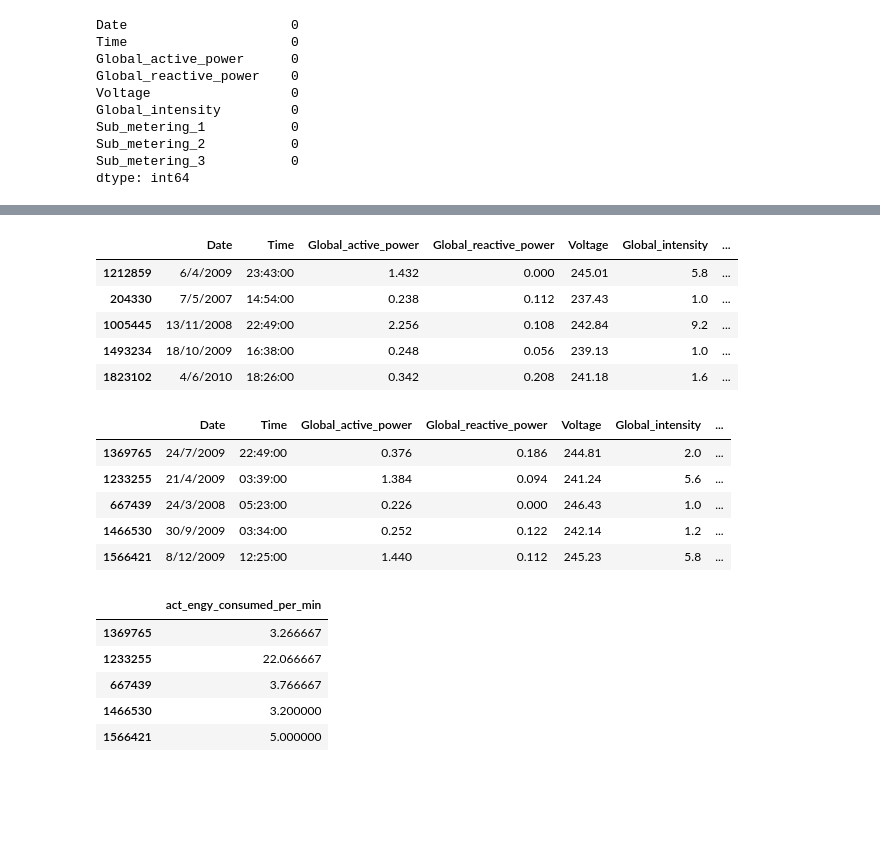
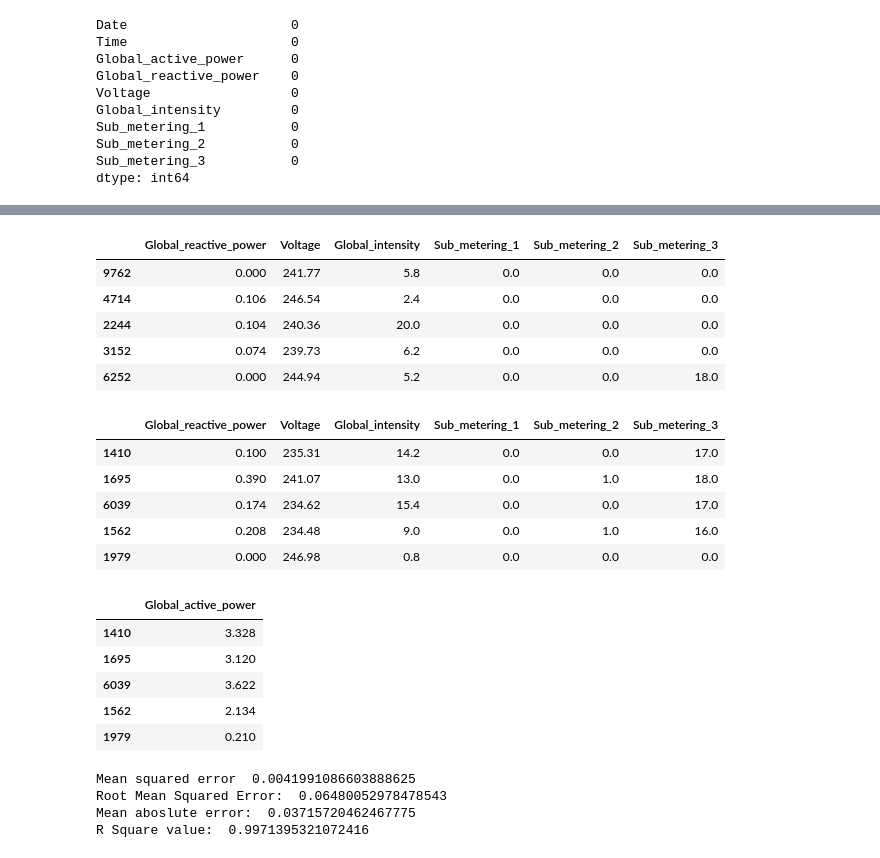
Before and after one commit to Naveen2627-hub/electricity_consumption_ML, a Jupyter notebook: src/notebook.ipynb, the cells around one changed output, grey strips where cells are left out. Saved outputs shown, nothing was run; the diff lists cells and outputs as text; code cells hidden in the pictures; blank space fills up the shorter version.

Commit message:
Added train

```diff
--- a/src/notebook.ipynb
+++ b/src/notebook.ipynb
@@ -13,6 +13,8 @@ df.head()
 | 2 | 16/12/2006 | 17:26:00 | 5.374 | 0.498 | 233.290 | 23.000 | ... |
 | 3 | 16/12/2006 | 17:27:00 | 5.388 | 0.502 | 233.740 | 23.000 | ... |
 | 4 | 16/12/2006 | 17:28:00 | 3.666 | 0.528 | 235.680 | 15.800 | ... |
+# %%
+df = df.head(10000).copy()
 # %%
 df.columns
 # %% [output]
@@ -204,31 +187,53 @@ Name: 2075258, dtype: object
 # %%
 from sklearn.model_selection import train_test_split
-x = df.iloc[:,:-1]
-y = df.iloc[:,-1:]
+x = df.iloc[:,3:-1]
+y = df.iloc[:,2:3]
 x_train, x_test, y_train, y_test =  train_test_split(x, y, test_size=0.3, random_state=42)
 x_train.head()
 # %% [output]
-|  | Date | Time | Global_active_power | Global_reactive_power | Voltage | Global_intensity | ... |
-| 1212859 | 6/4/2009 | 23:43:00 | 1.432 | 0.000 | 245.01 | 5.8 | ... |
-| 204330 | 7/5/2007 | 14:54:00 | 0.238 | 0.112 | 237.43 | 1.0 | ... |
-| 1005445 | 13/11/2008 | 22:49:00 | 2.256 | 0.108 | 242.84 | 9.2 | ... |
-| 1493234 | 18/10/2009 | 16:38:00 | 0.248 | 0.056 | 239.13 | 1.0 | ... |
-| 1823102 | 4/6/2010 | 18:26:00 | 0.342 | 0.208 | 241.18 | 1.6 | ... |
+|  | Global_reactive_power | Voltage | Global_intensity | Sub_metering_1 | Sub_metering_2 | Sub_metering_3 |
+| 9762 | 0.000 | 241.77 | 5.8 | 0.0 | 0.0 | 0.0 |
+| 4714 | 0.106 | 246.54 | 2.4 | 0.0 | 0.0 | 0.0 |
+| 2244 | 0.104 | 240.36 | 20.0 | 0.0 | 0.0 | 0.0 |
+| 3152 | 0.074 | 239.73 | 6.2 | 0.0 | 0.0 | 0.0 |
+| 6252 | 0.000 | 244.94 | 5.2 | 0.0 | 0.0 | 18.0 |
 # %%
 x_test.head()
 # %% [output]
-|  | Date | Time | Global_active_power | Global_reactive_power | Voltage | Global_intensity | ... |
-| 1369765 | 24/7/2009 | 22:49:00 | 0.376 | 0.186 | 244.81 | 2.0 | ... |
-| 1233255 | 21/4/2009 | 03:39:00 | 1.384 | 0.094 | 241.24 | 5.6 | ... |
-| 667439 | 24/3/2008 | 05:23:00 | 0.226 | 0.000 | 246.43 | 1.0 | ... |
-| 1466530 | 30/9/2009 | 03:34:00 | 0.252 | 0.122 | 242.14 | 1.2 | ... |
-| 1566421 | 8/12/2009 | 12:25:00 | 1.440 | 0.112 | 245.23 | 5.8 | ... |
+|  | Global_reactive_power | Voltage | Global_intensity | Sub_metering_1 | Sub_metering_2 | Sub_metering_3 |
+| 1410 | 0.100 | 235.31 | 14.2 | 0.0 | 0.0 | 17.0 |
+| 1695 | 0.390 | 241.07 | 13.0 | 0.0 | 1.0 | 18.0 |
+| 6039 | 0.174 | 234.62 | 15.4 | 0.0 | 0.0 | 17.0 |
+| 1562 | 0.208 | 234.48 | 9.0 | 0.0 | 1.0 | 16.0 |
+| 1979 | 0.000 | 246.98 | 0.8 | 0.0 | 0.0 | 0.0 |
 # %%
 y_test.head()
 # %% [output]
-|  | act_engy_consumed_per_min |
-| 1369765 | 3.266667 |
-| 1233255 | 22.066667 |
-| 667439 | 3.766667 |
-| 1466530 | 3.200000 |
-| 1566421 | 5.000000 |
+|  | Global_active_power |
+| 1410 | 3.328 |
+| 1695 | 3.120 |
+| 6039 | 3.622 |
+| 1562 | 2.134 |
+| 1979 | 0.210 |
+# %%
+from sklearn.linear_model import LinearRegression
+from sklearn.metrics import mean_squared_error, root_mean_squared_error, roc_curve, r2_score, mean_absolute_error
+
+lr = LinearRegression()
+
+lr.fit(x_train, y_train)
+y_pred = lr.predict(x_test)
+
+mse = mean_squared_error(y_test, y_pred)
+rmse = root_mean_squared_error(y_test, y_pred)
+mae = mean_absolute_error(y_test, y_pred)
+r2 = r2_score(y_test, y_pred)
+print("Mean squared error ", mse)
+print("Root Mean Squared Error: ", rmse)
+print("Mean aboslute error: ", mae)
+print("R Square value: ", r2)
+# %% [output]
+Mean squared error  0.0041991086603888625
+Root Mean Squared Error:  0.06480052978478543
+Mean aboslute error:  0.03715720462467775
+R Square value:  0.9971395321072416
```
Also changed, not shown: parts of 21 cells of this notebook, 1 other file.
